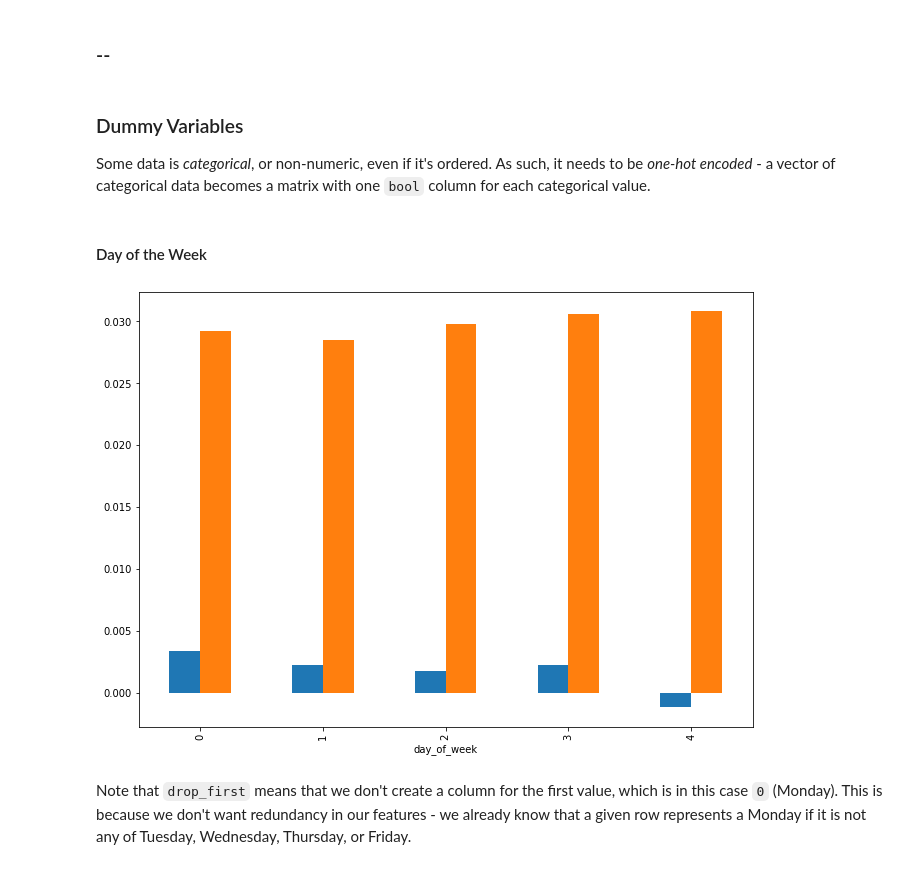
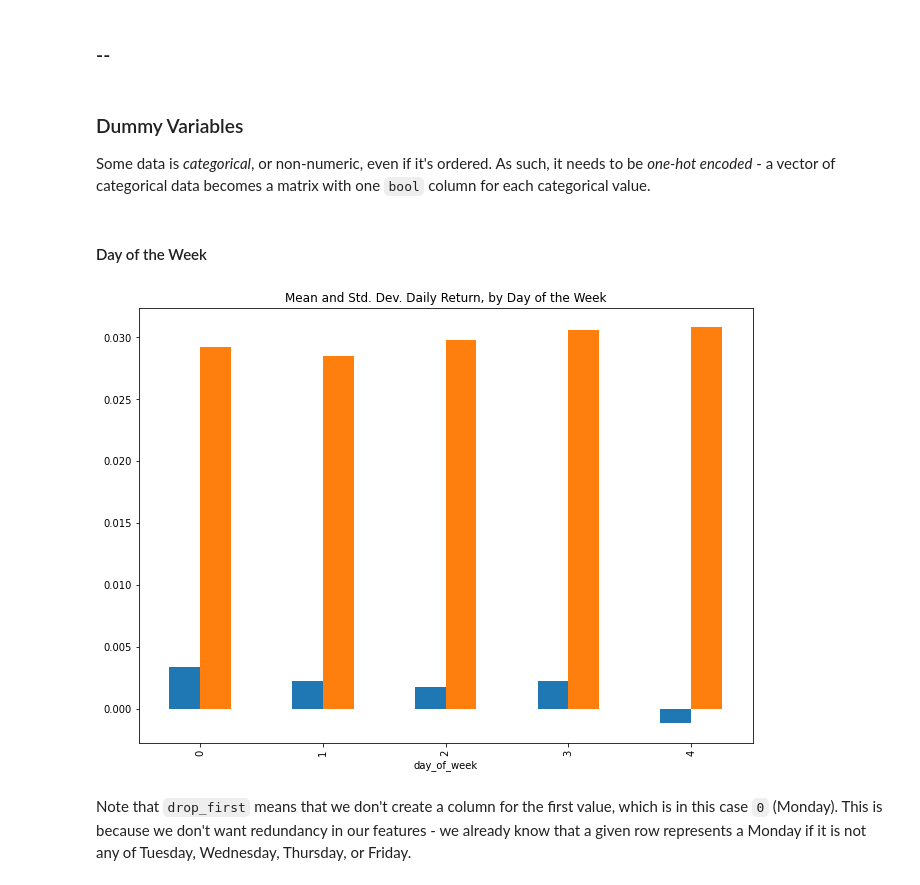
Before and after one commit to lermana/python_fundamentals, a Jupyter notebook: time_series/time_series_forecasting.ipynb, the cells around one changed output. Cells and saved outputs as stored; diff of their text form; code cells hidden in the pictures.

```diff
--- a/time_series/time_series_forecasting.ipynb
+++ b/time_series/time_series_forecasting.ipynb
@@ -183,2 +187,2 @@ aapl_monthly = aapl_monthly.to_frame()
 # %%
-aapl_df["return_cumulative_30_day"] = aapl_df.return_daily_gross.rolling(30).apply(np.prod, raw=True) - 1
+aapl_df["return_cumulative_21_day"] = aapl_df.return_daily_gross.dropna().rolling(21).apply(np.prod, raw=True) - 1
@@ -195,2 +198,2 @@ aapl_df.return_cumulative_30_day.plot(figsize=(11, 8))
 # %%
-aapl_df["return_mean_30_day"] = aapl_df.return_daily.rolling(30).mean()
+aapl_df["return_mean_21_day"] = aapl_df.return_daily.rolling(21).mean()
@@ -204,2 +209,2 @@ aapl_df.return_mean_30_day.plot(figsize=(11, 8))
 # %%
-aapl_df["return_std_30_day"] = aapl_df.return_daily.rolling(30).std()
+aapl_df["return_std_21_day"] = aapl_df.return_daily.rolling(21).std()
@@ -230,7 +236,7 @@ aapl_df.loc[
 # %% [markdown]
 ### Dummy Variables
 
-Some data is _categorical_, or non-numeric, even if it's ordered. As such, it needs to be _one-hot encoded_ - a vector of categorical data becomes a matrix with one `bool` column for each categorical value.
+Some data is *categorical*, or non-numeric, even if it's ordered. As such, it needs to be *one-hot encoded* - a vector of categorical data becomes a matrix with one `bool` column for each categorical value.
 # %% [markdown]
 #### Day of the Week
 # %%
@@ -238,16 +244,18 @@ aapl_df["day_of_week"] = aapl_df.date.dt.dayofweek
 # %%
 ax = aapl_df[
         ["return_daily", "day_of_week"]
             ].groupby(
         "day_of_week"
             ).agg(
         [np.mean, np.std]
             ).plot.bar(
         figsize=(11, 8))
 
 ax.legend().remove()
+
+t = ax.title.set_text("Mean and Std. Dev. Daily Return, by Day of the Week")
 # %% [output]
-[figure, old version]
+[figure, new version]
 # %%
 d_o_w = pd.get_dummies(aapl_df.day_of_week, drop_first=True)
 # %% [markdown]
```
Also changed, not shown: parts of 96 cells of this notebook.
